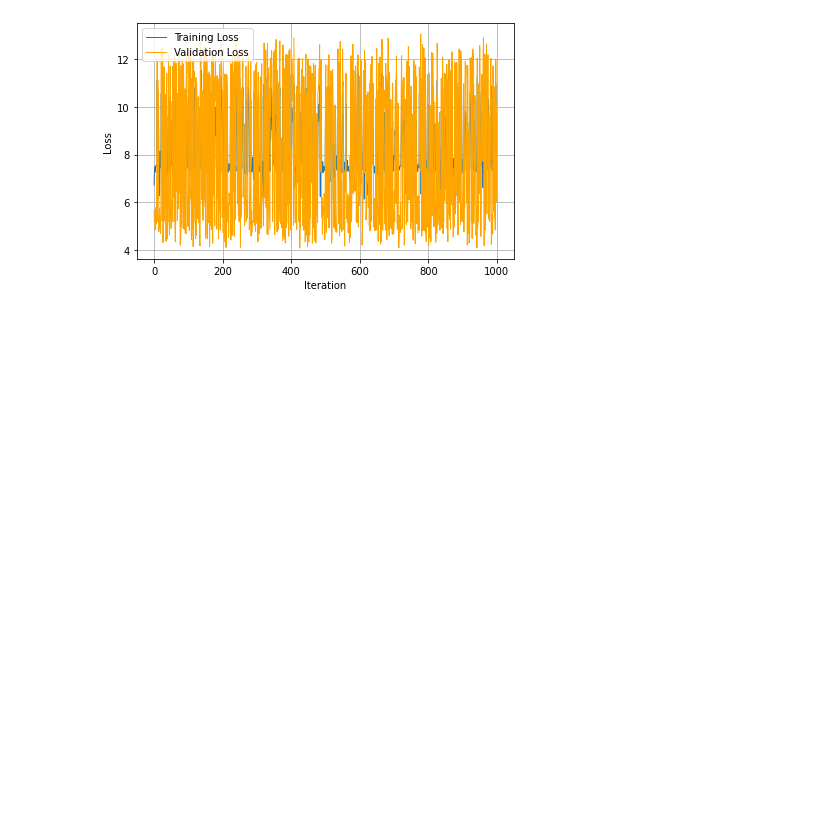
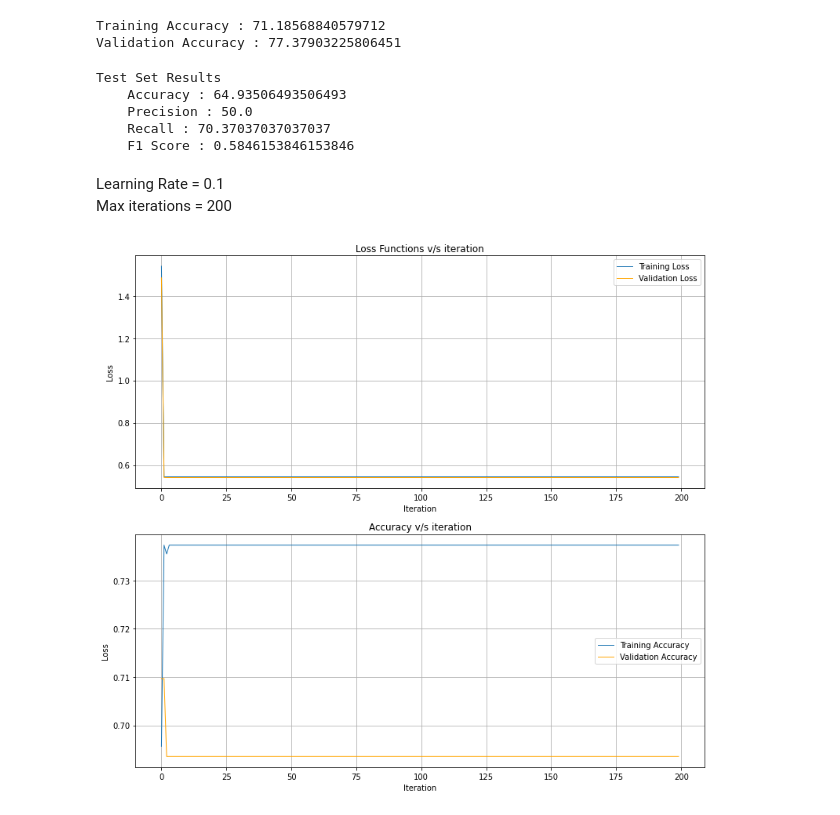
Before and after one commit to latentghost/ML-Assignments, a Jupyter notebook: Assignment1/B/B.ipynb, the cells around one changed output. Cells and saved outputs as stored; diff of their text form; code cells hidden in the pictures; blank space fills up the shorter version.

```diff
--- a/Assignment1/B/B.ipynb
+++ b/Assignment1/B/B.ipynb
@@ -20,3 +36,10 @@ data.head()
+# %%
+Y = data['Outcome']
+X = data.drop(labels=['Outcome'],axis=1)
+
+X = pd.DataFrame(StandardScaler().fit_transform(X),columns=X.columns)
+
+data = pd.concat([X,Y],axis=1)
 # %%
 data = data.to_numpy()
 data
@@ -31,2 +60,2 @@ array([[  6.   , 148.   ,  72.   , ...,   0.627,  50.   ,   1.   ],
 # %%
-lr = LogisticRegression(data=data,target=-1,test_size=0.2,val_size=0.1,regularization=None)
+lr = LogisticRegression(data=data,target=-1,test_size=0.2,val_size=0.1,logistic_function='sigmoid')
@@ -33,2 +68,2 @@ lr = LogisticRegression(data=data,target=-1,test_size=0.2,val_size=0.1,regulariz
 # %%
-lr.train(lr=0.01,n_epochs=1000,weights=None)
+lr.train(lr=1,n_epochs=200,batch_size=1)
@@ -35,18 +94,53 @@ lr.train(lr=0.01,n_epochs=1000,weights=None)
+# %%
+print(f"""
+Training Accuracy : {np.mean(lr.tr_acc)*100}
+Validation Accuracy : {np.mean(lr.val_acc)*100}
+""")
+# %% [output]
+Training Accuracy : 71.18568840579712
+Validation Accuracy : 77.37903225806451
 # %%
 lr.predict()
+# %%
+print(f"""
+Test Set Results
+    Accuracy : {lr.ts_acc[0] * 100}
+    Precision : {lr.ts_pr[0] * 100}
+    Recall : {lr.ts_re[0] * 100}
+    F1 Score : {lr.ts_f1[0] }
+""")
+# %% [output]
+Test Set Results
+    Accuracy : 64.93506493506493
+    Precision : 50.0
+    Recall : 70.37037037037037
+    F1 Score : 0.5846153846153846
+# %% [markdown]
+Learning Rate = 0.1
+Max iterations = 200
+# %%
+lr.train(lr=0.1,n_epochs=200,batch_size=1)
 # %%
-x_vals = lr.epochs
+plt.subplots(2,1,figsize=(13,12))
 
-# fig, axes = plt.subplots(nrows=1,ncols=1,figsize=(18,8))
-
+plt.subplot(2,1,1)
 plt.plot(lr.tr_loss, linestyle='-', linewidth=1, label='Training Loss')
 plt.plot(lr.val_loss, color='orange', linestyle='-',linewidth=1, label='Validation Loss')
 plt.xlabel('Iteration')
 plt.ylabel('Loss')
 plt.legend()
 plt.grid(True)
+plt.title("Loss Functions v/s iteration")
 
-plt.tight_layout()
+plt.subplot(2,1,2)
+plt.plot(lr.tr_acc, linestyle='-', linewidth=1, label='Training Accuracy')
+plt.plot(lr.val_acc, color='orange', linestyle='-',linewidth=1, label='Validation Accuracy')
+plt.xlabel('Iteration')
+plt.ylabel('Loss')
+plt.legend()
+plt.grid(True)
+plt.title("Accuracy v/s iteration")
+
 plt.show()
 # %% [output]
-[figure, old version]
+[figure, new version]
```
Also changed, not shown: parts of 111 cells of this notebook.
